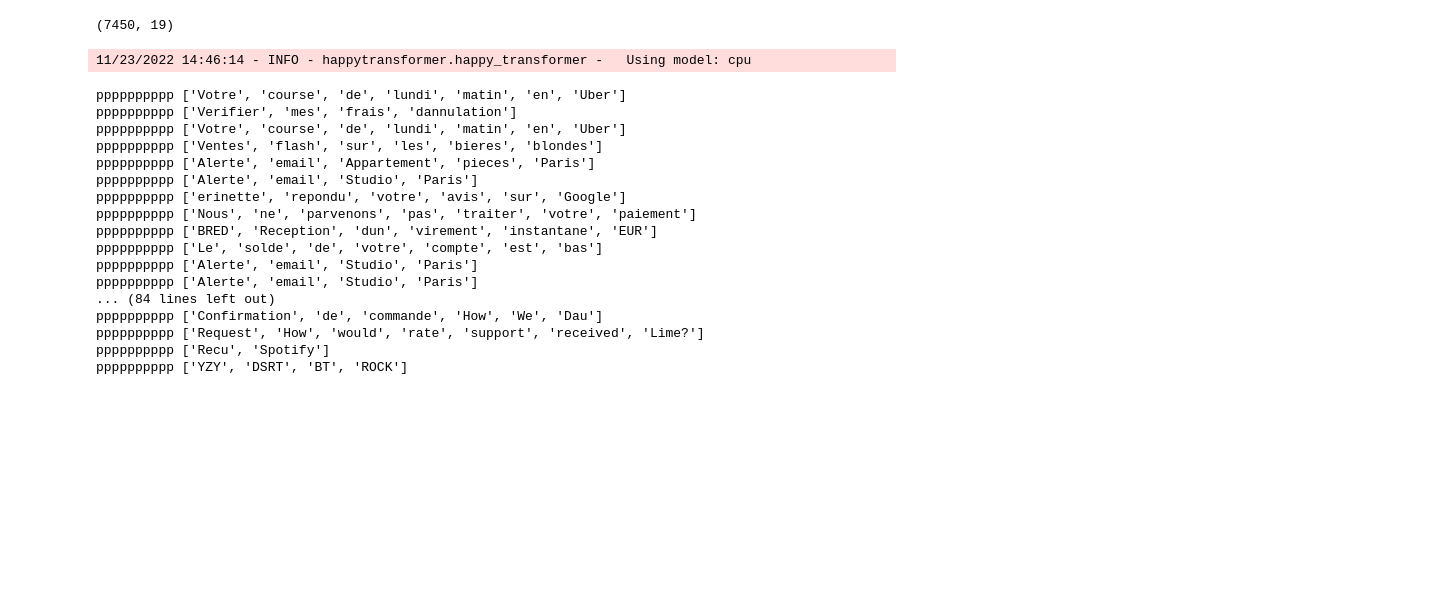
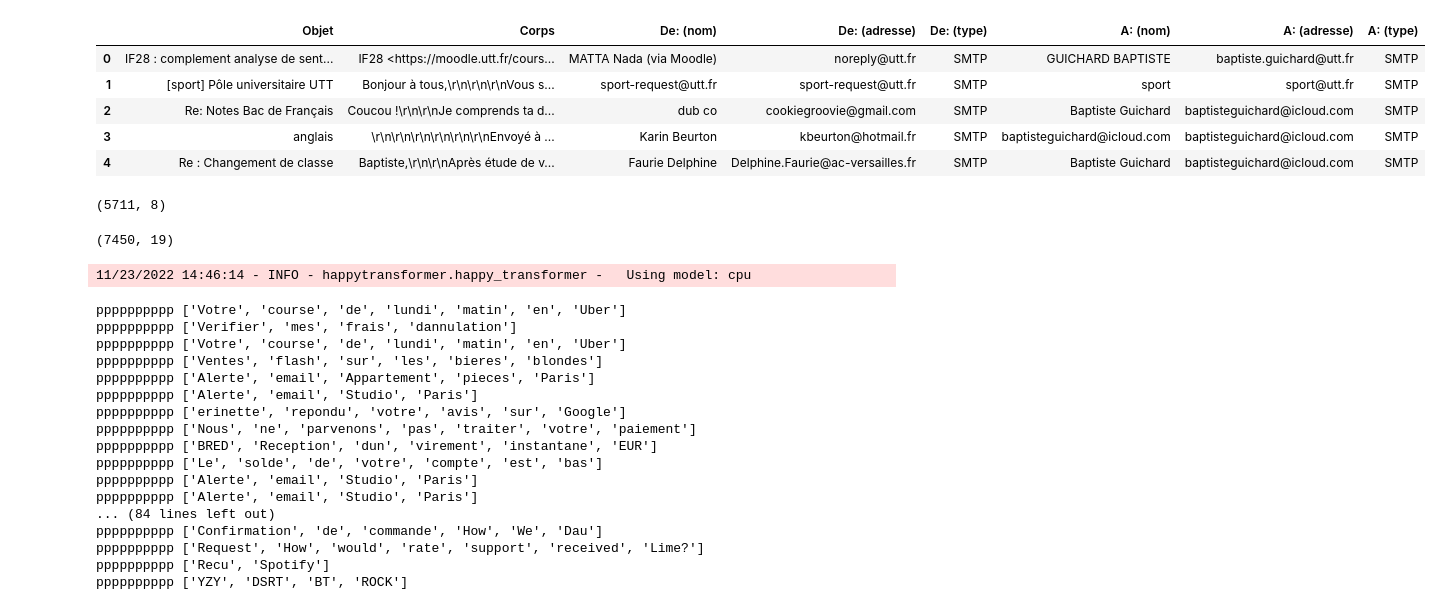
Before and after one commit to GuichardB/Email_Classification, a Jupyter notebook: notebook.ipynb, the cells around one changed output. Saved outputs shown, nothing was run; the diff lists cells and outputs as text; code cells hidden in the pictures; blank space fills up the shorter version.

Commit message:
add mails Baptiste

```diff
--- a/notebook.ipynb
+++ b/notebook.ipynb
@@ -20,6 +20,20 @@ def fusion_csv(liste_csv):
         dataset = pd.concat([dataset, pd.read_csv(ds)], ignore_index=True)
 
     return dataset
+# %%
+dataset = pd.read_csv("data/icloud_mails_Baptiste.CSV")
+dataset.head()
+# %% [output]
+|  | Objet | Corps | De: (nom) | De: (adresse) | De: (type) | A: (nom) | A: (adresse) | A: (type) |
+| 0 | IF28 : complement analyse de sent... | IF28 <https://moodle.utt.fr/cours... | MATTA Nada (via Moodle) | noreply@utt.fr | SMTP | GUICHARD BAPTISTE | baptiste.guichard@utt.fr | SMTP |
+| 1 | [sport] Pôle universitaire UTT | Bonjour à tous,\r\n\r\n\r\nVous s... | sport-request@utt.fr | sport-request@utt.fr | SMTP | sport | sport@utt.fr | SMTP |
+| 2 | Re: Notes Bac de Français | Coucou !\r\n\r\nJe comprends ta d... | dub co | cookiegroovie@gmail.com | SMTP | Baptiste Guichard | baptisteguichard@icloud.com | SMTP |
+| 3 | anglais | \r\n\r\n\r\n\r\n\r\n\r\nEnvoyé à ... | Karin Beurton | kbeurton@hotmail.fr | SMTP | baptisteguichard@icloud.com | baptisteguichard@icloud.com | SMTP |
+| 4 | Re : Changement de classe | Baptiste,\r\n\r\nAprès étude de v... | Faurie Delphine | Delphine.Faurie@ac-versailles.fr | SMTP | Baptiste Guichard | baptisteguichard@icloud.com | SMTP |
+# %%
+dataset.shape
+# %% [output]
+(5711, 8)
 # %%
 liste_csv = glob.glob('data'+os.path.sep+'*.CSV')
 
```
Also changed, not shown: 1 other file.
